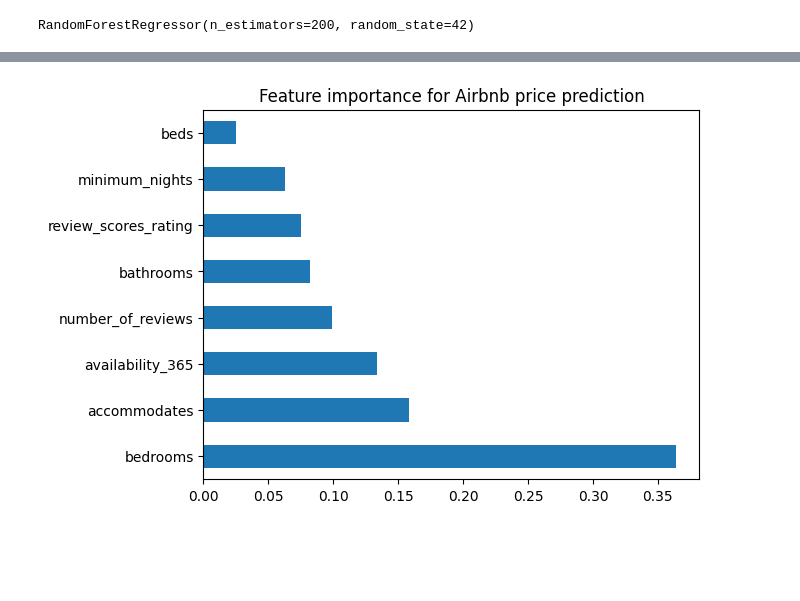
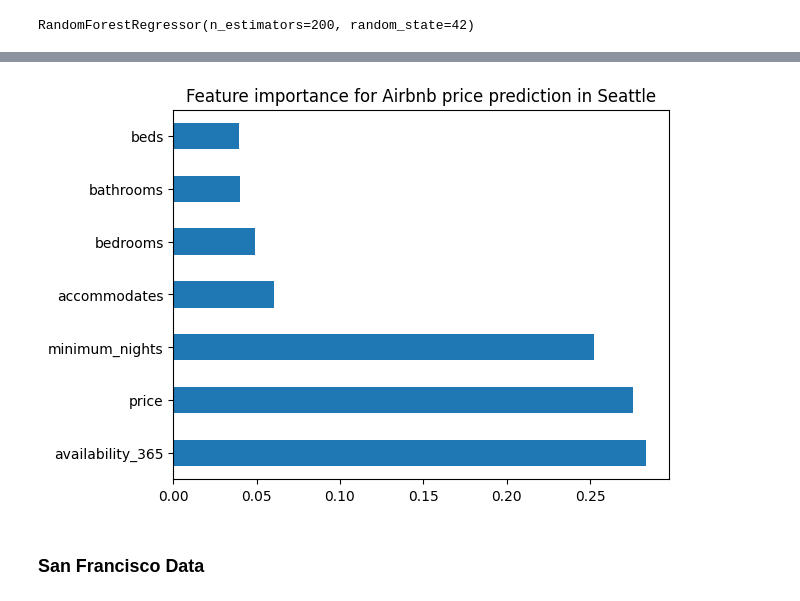
Before and after one commit to peilala/imt574_ml_final_project, a Jupyter notebook: 574_final_project.ipynb, the cells around one changed output, grey strips where cells are left out. Cells and saved outputs as stored; diff of their text form; code cells hidden in the pictures; blank space fills up the shorter version.

```diff
--- a/574_final_project.ipynb
+++ b/574_final_project.ipynb
@@ -36,3 +33,9 @@ lists = lists.fillna(0)
+# %%
+seattle["price"] = (
+    seattle["price"]
+    .replace(r"[\$,]", "", regex=True)
+    .astype(float)
+)
 # %%
 features = [
     "accommodates",
@@ -41,6 +44,6 @@ features = [
     "bathrooms",
     "minimum_nights",
     "availability_365",
-    "number_of_reviews",
-    "review_scores_rating"
+    # "number_of_reviews",
+    "price"
 ]
@@ -47,6 +54,6 @@ features = [
 # %%
-lists = lists[lists['price'] > 0]
-df = lists[features]
-df = df.fillna(0)
-df
+# seattle = seattle[seattle['price'] > 0]
+df_seattle = seattle[features]
+df_seattle = df_seattle.fillna(0)
+df_seattle
 # %% [output]
@@ -96,9 +81,9 @@ lists = lists[lists["price"] <= p99]
 y: price
 x: room_type, minimum_night,  neighbourhood, neighbourhood_group
 # %%
-X = df
+X = df_seattle
 # y = lists["price"]
-y = np.log(lists["price"])
+y = seattle['review_scores_rating']
 
 X_train, X_test, y_train, y_test = train_test_split(
     X, y, test_size=0.2, random_state=42
@@ -138,9 +122,9 @@ beds                    0.025430
 dtype: float64
 # %%
-import matplotlib.pyplot as plt
-
 importance.head(10).plot(kind="barh")
-plt.title("Feature importance for Airbnb price prediction")
+plt.title("Feature importance for Airbnb price prediction in Seattle")
 plt.show()
 # %% [output]
-[figure, old version]
+[figure, new version]
+# %% [markdown]
+### San Francisco Data
```
Also changed, not shown: parts of 24 cells of this notebook.
